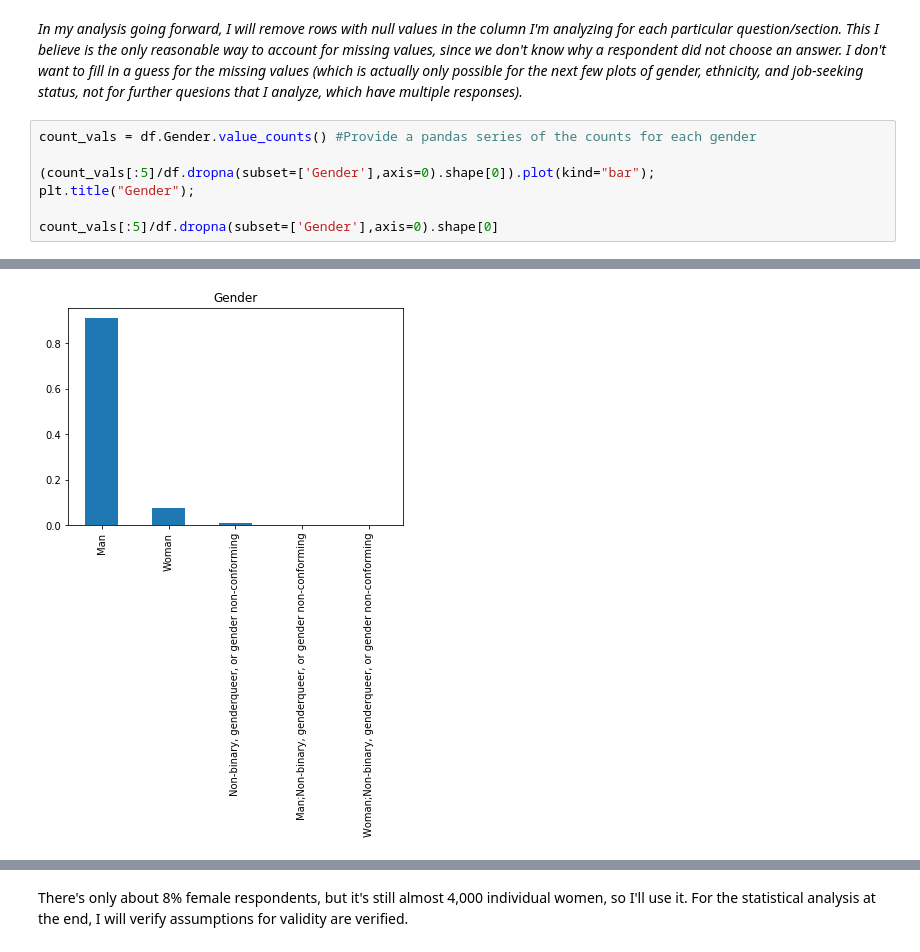
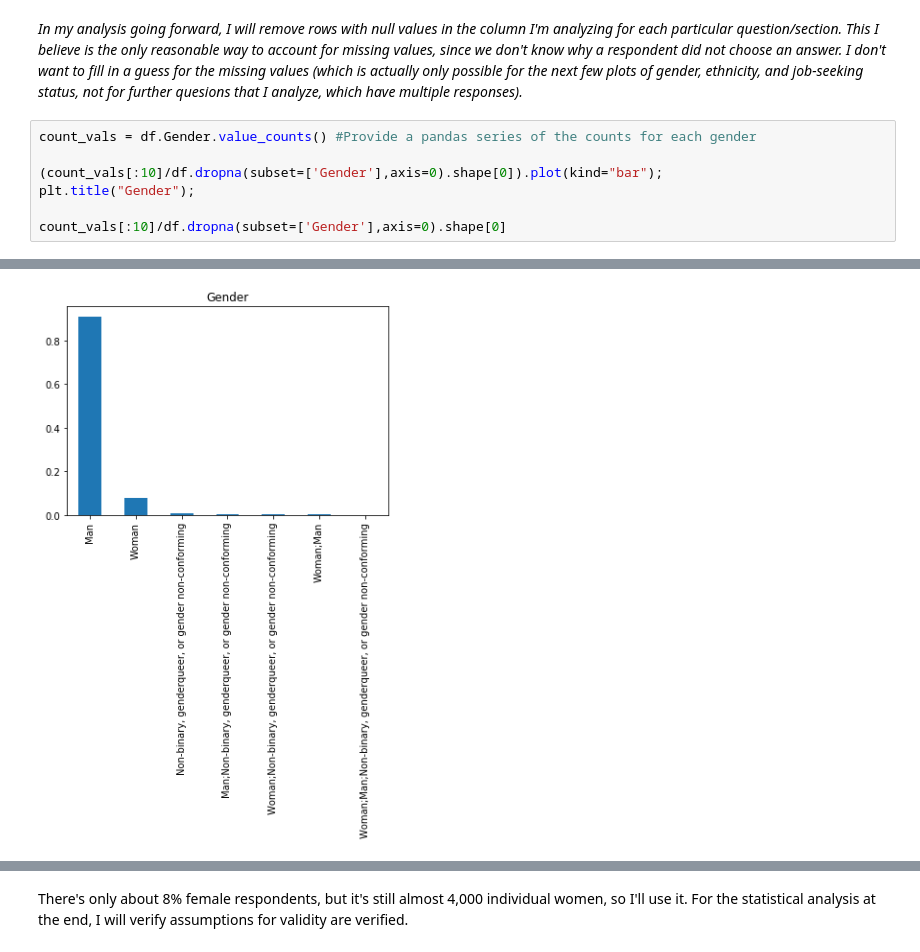
Before and after one commit to dagmaraw/stackoverflow, a Jupyter notebook: Stack_Overflow_Survey.ipynb, the cells around one changed output, grey strips where cells are left out. Drawn from its saved outputs; the diff is of its cells as text.

Commit message:
Modified demographics plots

```diff
--- a/Stack_Overflow_Survey.ipynb
+++ b/Stack_Overflow_Survey.ipynb
@@ -62,8 +62,8 @@ See how many females took the survey since I'd like to make comparison of respon
 # %%
 count_vals = df.Gender.value_counts() #Provide a pandas series of the counts for each gender
 
-(count_vals[:5]/df.dropna(subset=['Gender'],axis=0).shape[0]).plot(kind="bar");
+(count_vals[:10]/df.dropna(subset=['Gender'],axis=0).shape[0]).plot(kind="bar");
 plt.title("Gender");
 
-count_vals[:5]/df.dropna(subset=['Gender'],axis=0).shape[0]
+count_vals[:10]/df.dropna(subset=['Gender'],axis=0).shape[0]
 # %% [output]
@@ -75,2 +77,2 @@ Woman;Non-binary, genderqueer, or gender non-conforming    0.001820
 Name: Gender, dtype: float64
-[figure, old version]
+[figure, new version]
```
Also changed, not shown: parts of 7 cells of this notebook, 1 other file.
